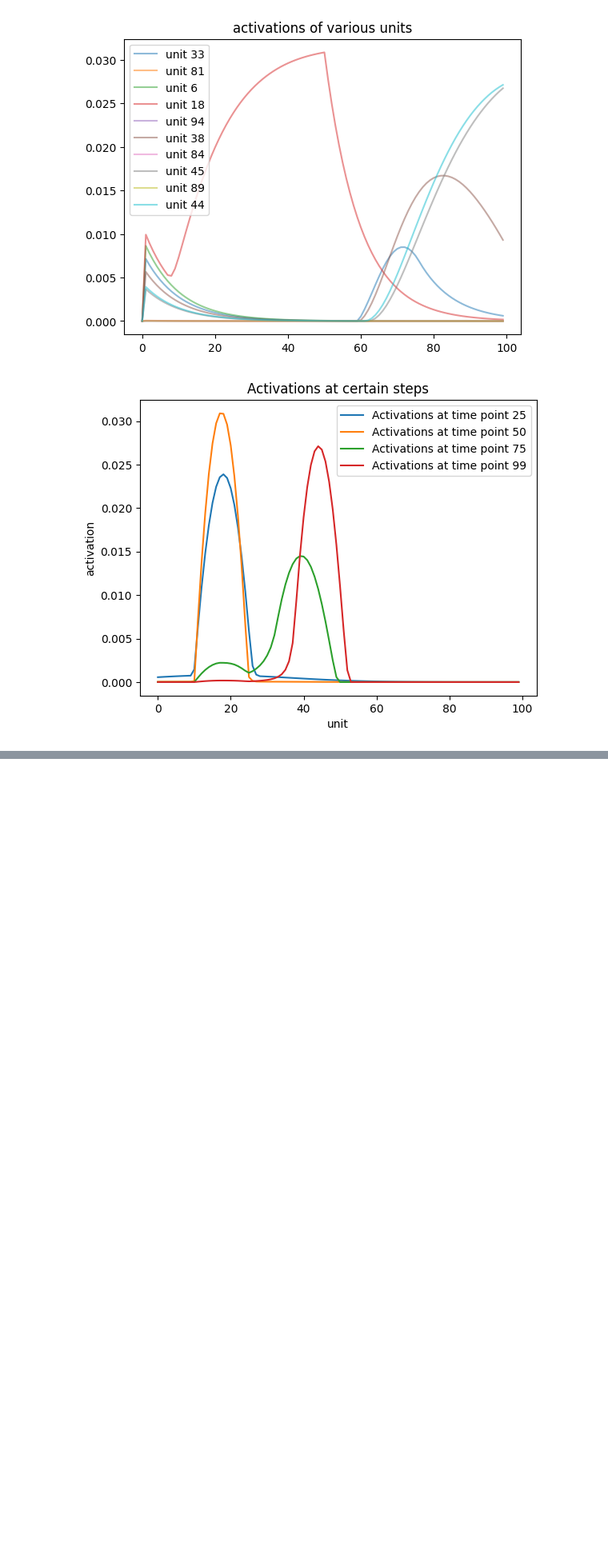
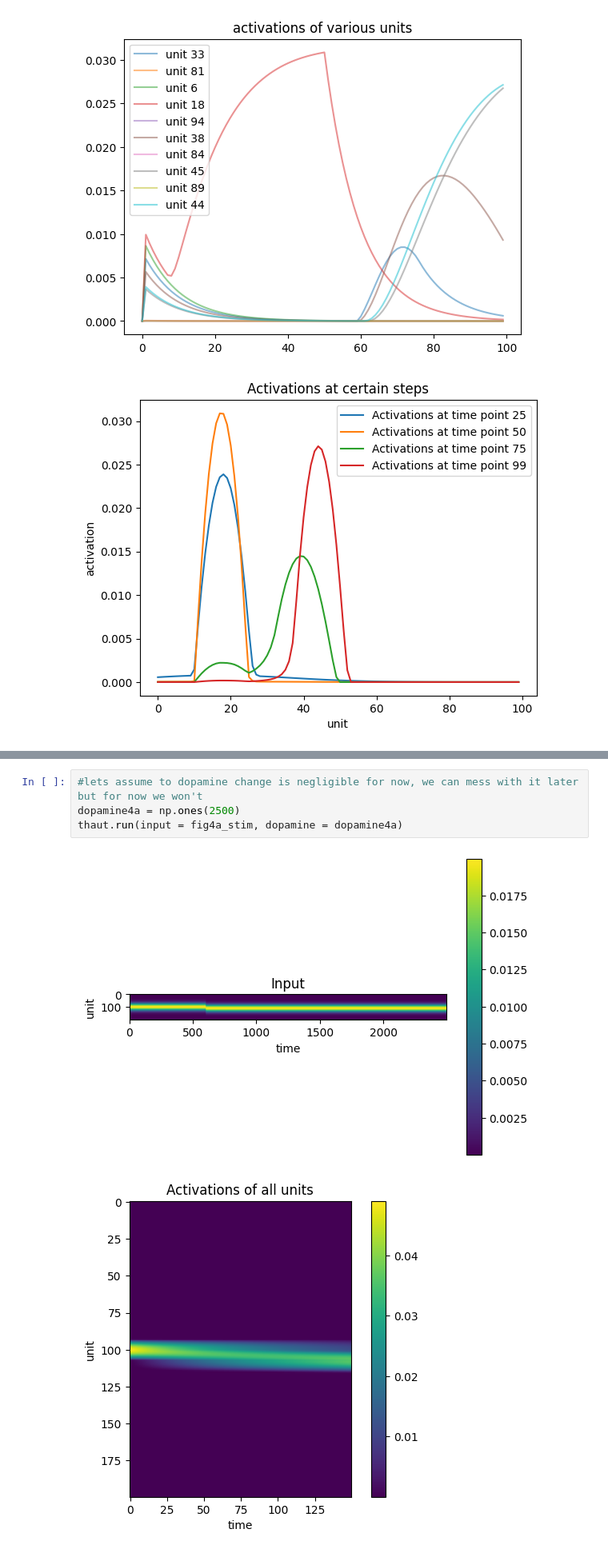
Before and after one commit to joncannon/Thesis, a Jupyter notebook: tonic_bump.ipynb, the cells around one changed output, grey strips where cells are left out. Shown at 80% size. Drawn from its saved outputs; the diff is of its cells as text; blank space fills up the shorter version.

```diff
--- a/tonic_bump.ipynb
+++ b/tonic_bump.ipynb
@@ -169,0 +267,7 @@ line2.run(case3,dopamine)
+# %%
+#lets assume to dopamine change is negligible for now, we can mess with it later but for now we won't
+dopamine4a = np.ones(2500)
+thaut.run(input = fig4a_stim, dopamine = dopamine4a)
+# %% [output]
+[figure, added]
+[figure, added]
```
Also changed, not shown: parts of 10 cells of this notebook.
